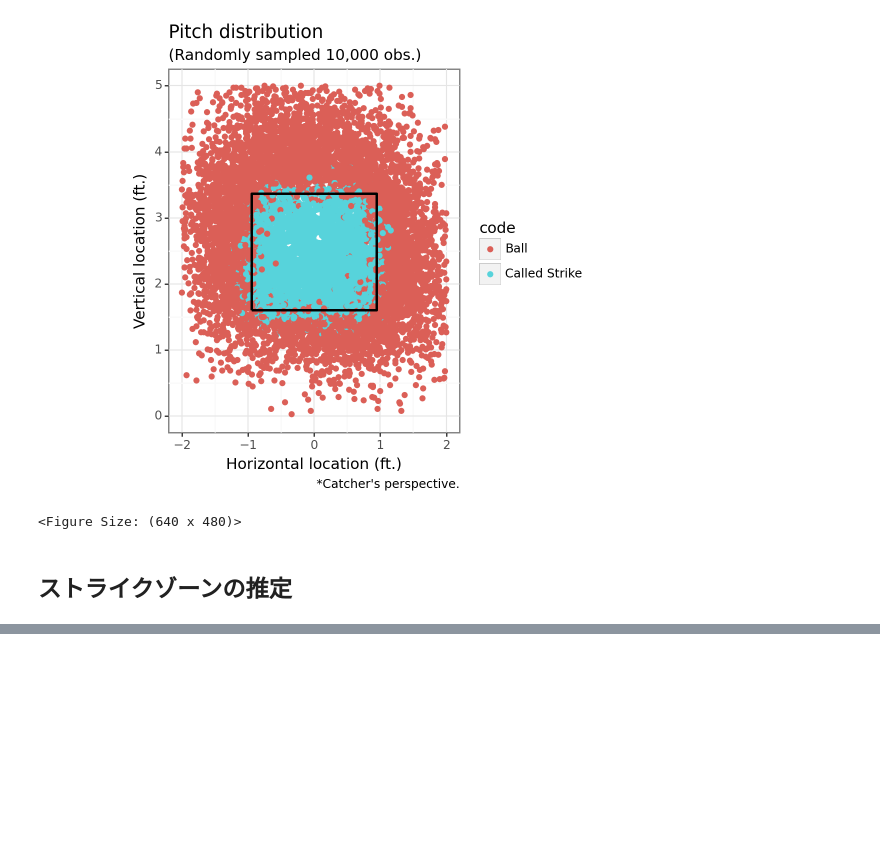
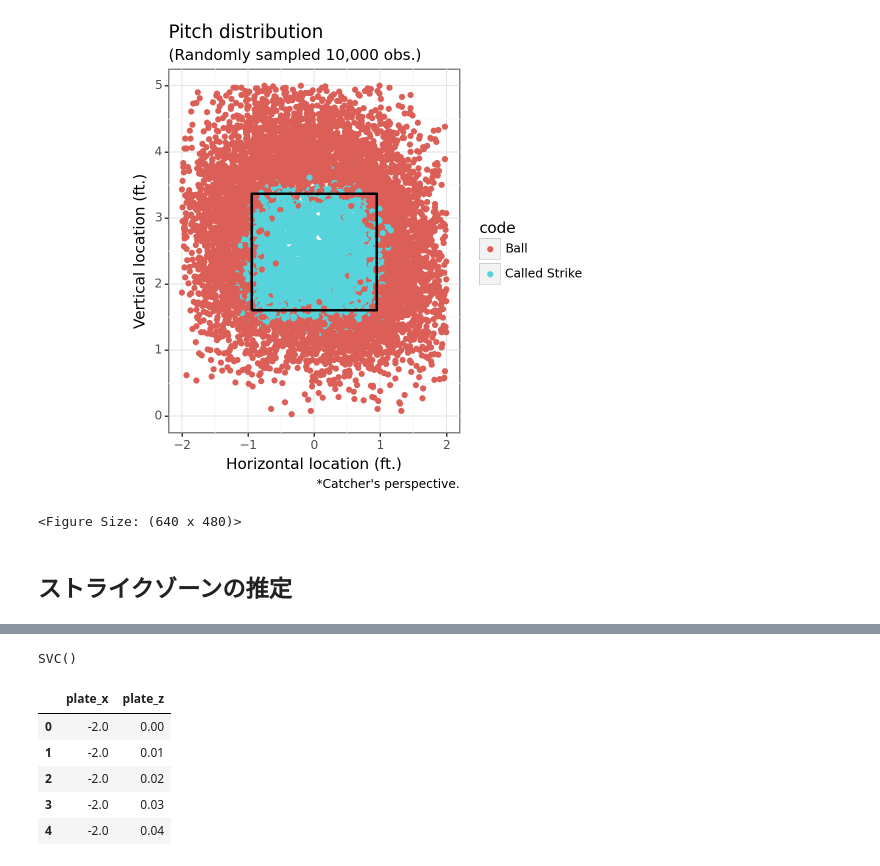
Before and after one commit to Kay-YOSHI/streamlit, a Jupyter notebook: strike_zone_estimation.ipynb, the cells around one changed output, grey strips where cells are left out. Cells and saved outputs as stored; diff of their text form; code cells hidden in the pictures; blank space fills up the shorter version.

```diff
--- a/strike_zone_estimation.ipynb
+++ b/strike_zone_estimation.ipynb
@@ -96,0 +116,20 @@ pdist
+# %%
+# Fit SVM
+svc = SVC()
+svc.fit(X, y)
+# %% [output]
+SVC()
+# %%
+# grid
+pred_area = pd.DataFrame(
+    [(x, y) for x in np.arange(-2, 2, 0.01) for y in np.arange(0, 5, 0.01)],
+    columns=["plate_x", "plate_z"],
+)
+pred_area.head()
+# %% [output]
+|  | plate_x | plate_z |
+| 0 | -2.0 | 0.00 |
+| 1 | -2.0 | 0.01 |
+| 2 | -2.0 | 0.02 |
+| 3 | -2.0 | 0.03 |
+| 4 | -2.0 | 0.04 |
```
Also changed, not shown: parts of 10 cells of this notebook.
